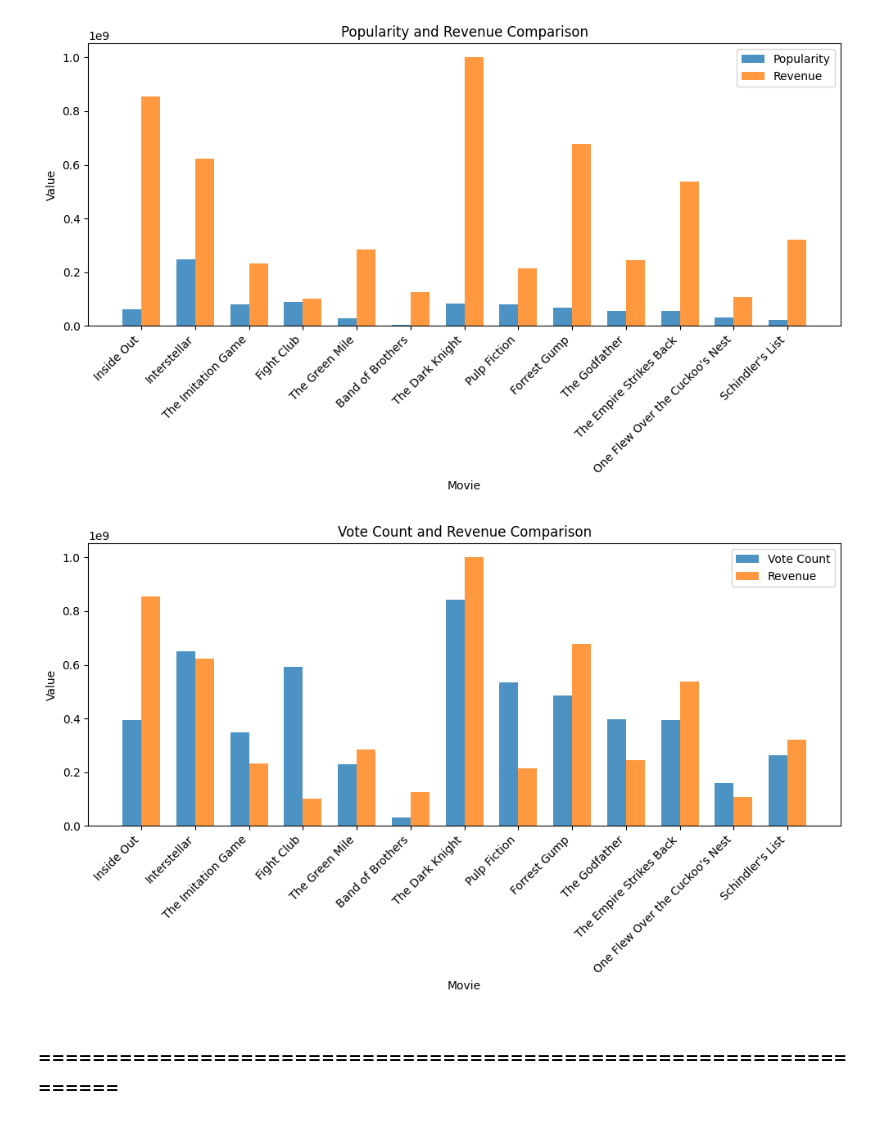
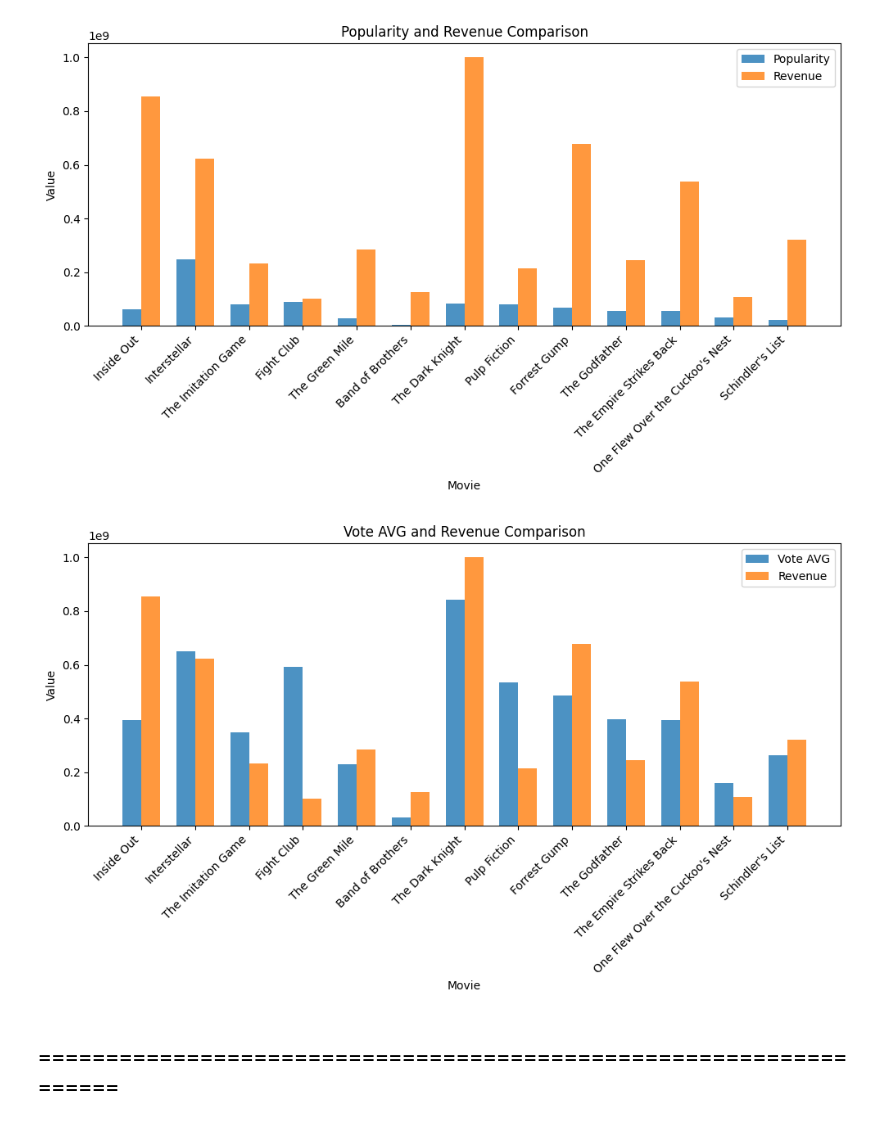
Before and after one commit to Tuwaiq-Data-Science-Bootcamp-V3/Bootcamp-Project-2-Data-Analysis, a Jupyter notebook: DA_P2.ipynb, the cells around one changed output. Saved outputs shown, nothing was run; the diff lists cells and outputs as text; code cells hidden in the pictures.

```diff
--- a/DA_P2.ipynb
+++ b/DA_P2.ipynb
@@ -547,30 +547,30 @@ plt.show()
 # %%
 
 revenue = mask['revenue']
 vote_count = mask['vote_count'] * 100000
 movies = mask['original_title']
 
 
 fig, ax = plt.subplots(figsize=(10, 6))
 
 index = range(len(revenue))
 bar_width = 0.35
 
-bar1 = ax.bar(index, vote_count, bar_width, label='Vote Count', alpha=0.8)
+bar1 = ax.bar(index, vote_count, bar_width, label='Vote AVG', alpha=0.8)
 bar2 = ax.bar([i + bar_width for i in index], revenue, bar_width, label='Revenue', alpha=0.8)
 
 
 ax.set_xlabel('Movie')
 ax.set_ylabel('Value')
-ax.set_title('Vote Count and Revenue Comparison')
+ax.set_title('Vote AVG and Revenue Comparison')
 ax.set_xticks([i + bar_width / 2 for i in index])
 ax.set_xticklabels(movies, rotation=45, ha='right')
 ax.legend()
 
 plt.tight_layout()
 plt.show()
 # %% [output]
-[figure, old version]
+[figure, new version]
 # %% [markdown]
 ## ==================================================================
 # %% [markdown]
```
Also changed, not shown: parts of 8 cells of this notebook, 1 other file.
